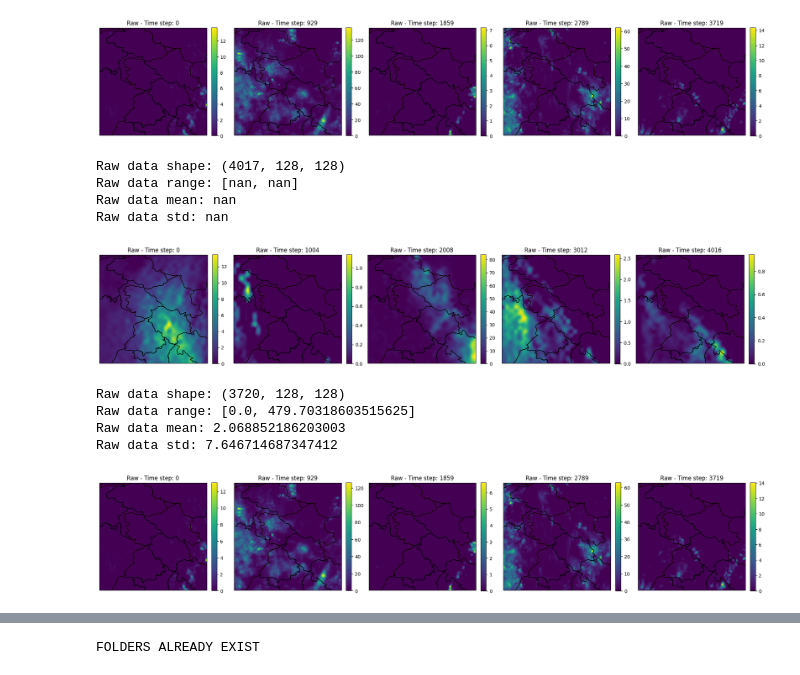
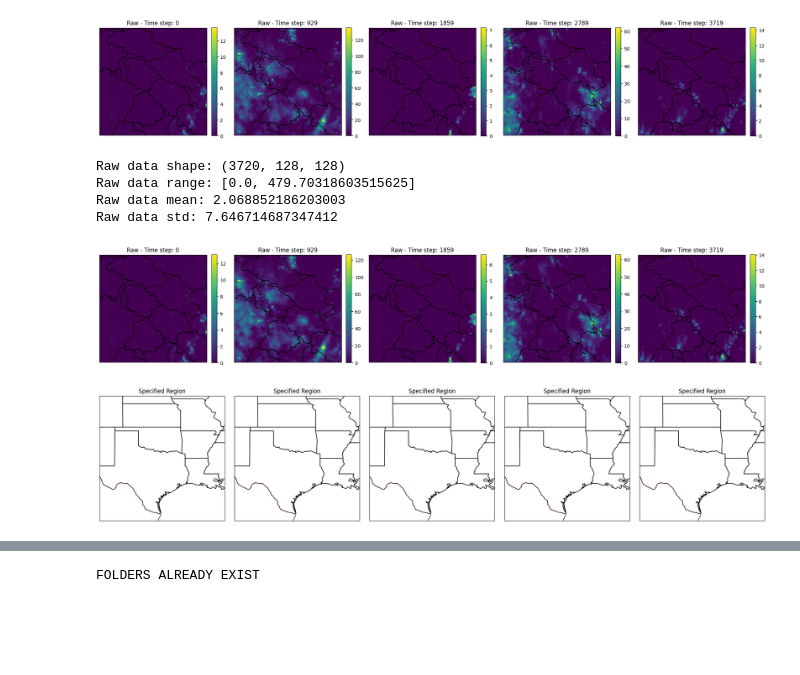
Before and after one commit to sonjaove/IISERB-ML-DL-course, a Jupyter notebook: other imp stuff/checkpoints.ipynb, the cells around one changed output, grey strips where cells are left out. Cells and saved outputs as stored; diff of their text form; code cells hidden in the pictures; blank space fills up the shorter version.

```diff
--- a/other imp stuff/checkpoints.ipynb
+++ b/other imp stuff/checkpoints.ipynb
@@ -108,6 +71,6 @@ Raw data std: 7.690197944641113
 [figure]
 # %%
 #resampling both the lr and hr to 0.0625 gives the images of 128x128 dims
-new_data=inetr.resample(r'F:\TANISHQ\lr_0.25.nc',old_res=0.25,new_res=0.0625)
-other_data=inetr.resample(r'F:\TANISHQ\hr_0.1_GT.nc4',old_res=0.1,new_res=0.0625)
+# new_data=inetr.resample(r'F:\TANISHQ\lr_0.25.nc',old_res=0.25,new_res=0.0625)
+other_data=inetr.resample(r'hr_0.1_GT.nc4',old_res=0.1,new_res=0.0625)
 # %% [output]
@@ -135,17 +97,37 @@ Raw data mean: 2.068312883377075
 Raw data std: 7.6451802253723145
 [figure]
 # %%
-inetr.show_data_with_boundary(new_data)
+# inetr.show_data_with_boundary(new_data)
 inetr.show_data_with_boundary(other_data)
 # %% [output]
-Raw data shape: (4017, 128, 128)
-Raw data range: [nan, nan]
-Raw data mean: nan
-Raw data std: nan
+Raw data shape: (3720, 128, 128)
+Raw data range: [0.0, 479.70318603515625]
+Raw data mean: 2.068852186203003
+Raw data std: 7.646714687347412
-[figure, old version]
+[figure, new version]
-Raw data shape: (3720, 128, 128)
-Raw data range: [0.0, 479.70318603515625]
-Raw data mean: 2.068852186203003
-Raw data std: 7.646714687347412
-[figure, removed]
+# %%
+import matplotlib.pyplot as plt
+import cartopy.crs as ccrs
+import cartopy.feature as cfeature
+
+def show_region(minx=105, miny=25, maxx=75, maxy=40, num_samples=5):
+
+    fig, axes = plt.subplots(1, num_samples, figsize=(20, 4), subplot_kw={'projection': ccrs.PlateCarree()})
+
+    if num_samples == 1:
+        axes = [axes]
+
+    for ax in axes:
+        # Set the extent to the specified region
+        ax.set_extent([minx, maxx, miny, maxy], crs=ccrs.PlateCarree())
+        ax.coastlines()
+        ax.add_feature(cfeature.BORDERS, linestyle='-', edgecolor='red')
+        ax.add_feature(cfeature.STATES, linestyle='-', edgecolor='black')  # Add state boundaries if needed
+        ax.set_title('Specified Region')
+
+    plt.tight_layout()
+    plt.show()
+show_region(minx=-105, miny=25, maxx=-89, maxy=41)
+# %% [output]
+[figure, added]
 # %%
```
Also changed, not shown: parts of 36 cells of this notebook.
